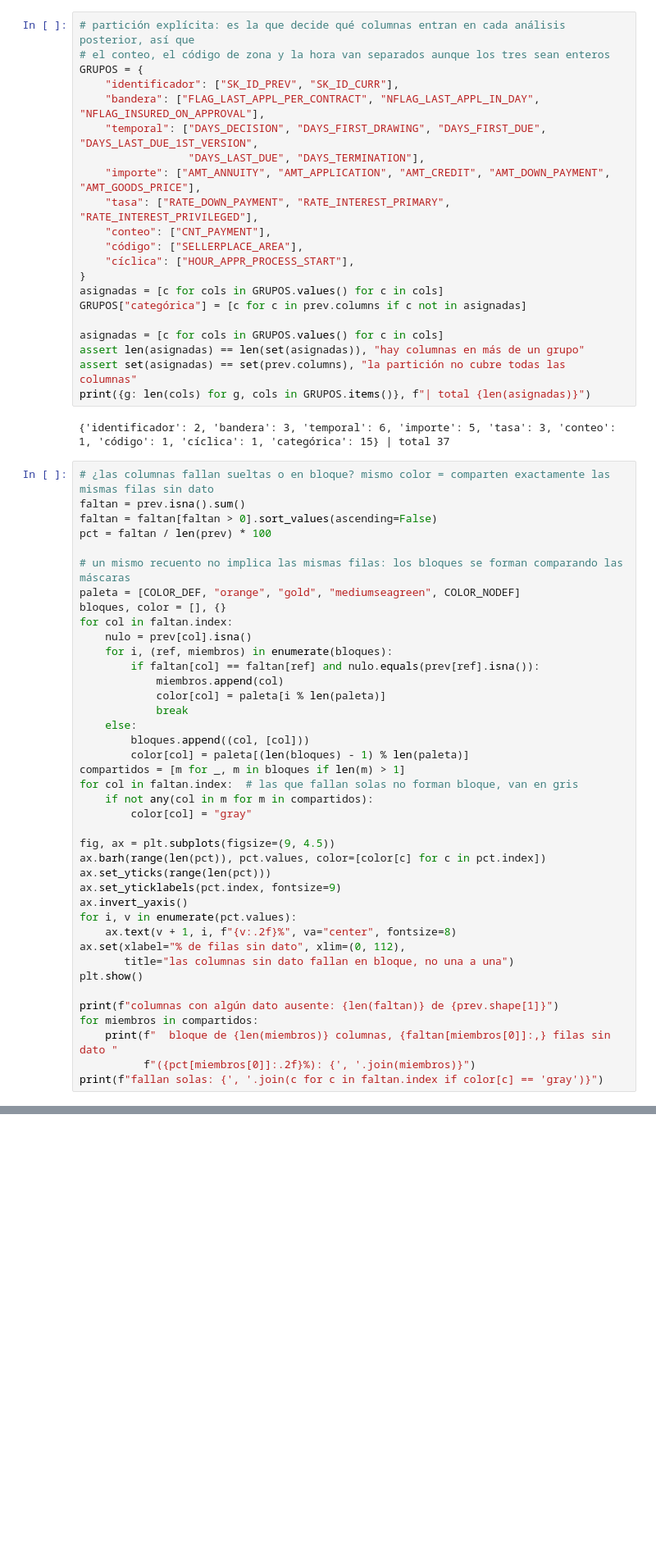
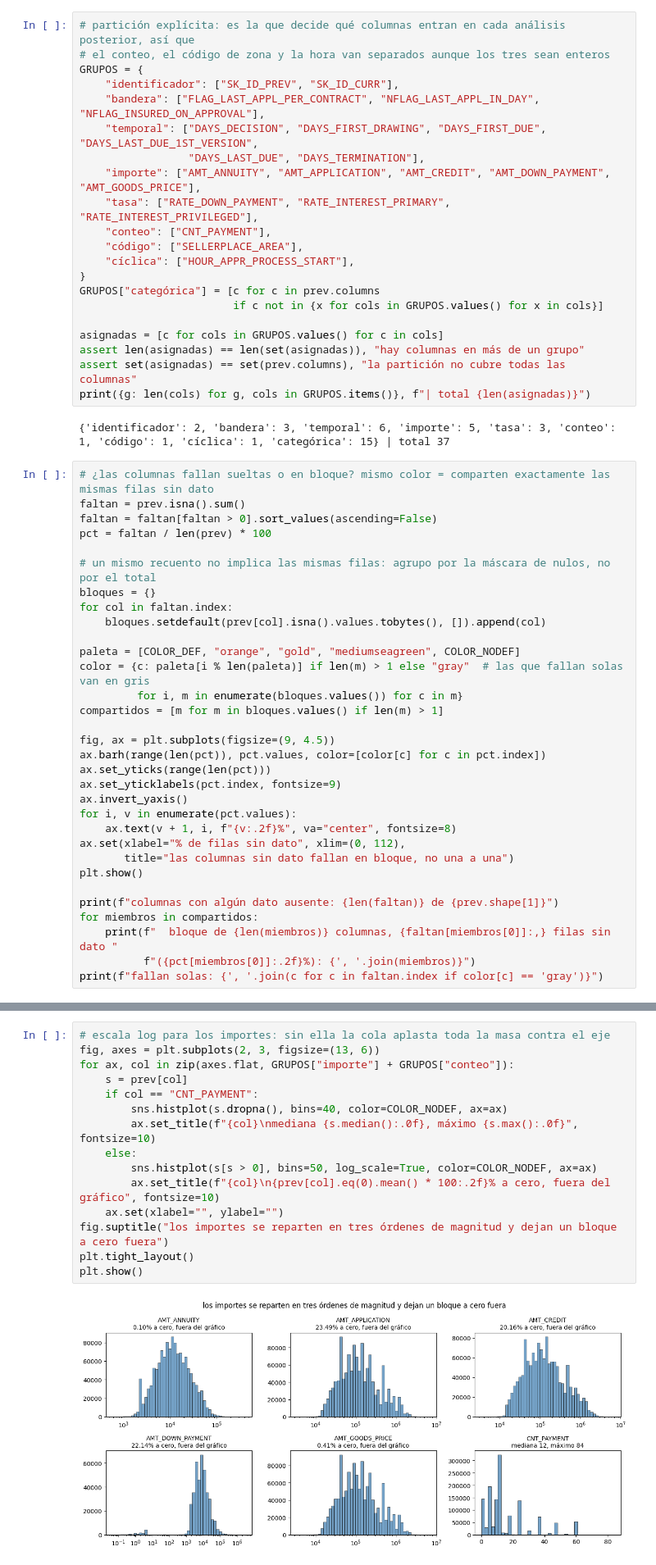
Before and after one commit to yeraybc/home-credit-default-risk, a Jupyter notebook: notebooks/04_eda_previous_application.ipynb, the cells around one changed output, grey strips where cells are left out. Shown at 82% size. Cells and saved outputs as stored; diff of their text form; blank space fills up the shorter version.

```diff
--- a/notebooks/04_eda_previous_application.ipynb
+++ b/notebooks/04_eda_previous_application.ipynb
@@ -410,8 +539,8 @@ GRUPOS = {
     "código": ["SELLERPLACE_AREA"],
     "cíclica": ["HOUR_APPR_PROCESS_START"],
 }
-asignadas = [c for cols in GRUPOS.values() for c in cols]
-GRUPOS["categórica"] = [c for c in prev.columns if c not in asignadas]
+GRUPOS["categórica"] = [c for c in prev.columns
+                        if c not in {x for cols in GRUPOS.values() for x in cols}]
 
 asignadas = [c for cols in GRUPOS.values() for c in cols]
 assert len(asignadas) == len(set(asignadas)), "hay columnas en más de un grupo"
@@ -425,23 +554,15 @@ faltan = prev.isna().sum()
 faltan = faltan[faltan > 0].sort_values(ascending=False)
 pct = faltan / len(prev) * 100
 
-# un mismo recuento no implica las mismas filas: los bloques se forman comparando las máscaras
+# un mismo recuento no implica las mismas filas: agrupo por la máscara de nulos, no por el total
+bloques = {}
+for col in faltan.index:
+    bloques.setdefault(prev[col].isna().values.tobytes(), []).append(col)
+
 paleta = [COLOR_DEF, "orange", "gold", "mediumseagreen", COLOR_NODEF]
-bloques, color = [], {}
-for col in faltan.index:
-    nulo = prev[col].isna()
-    for i, (ref, miembros) in enumerate(bloques):
-        if faltan[col] == faltan[ref] and nulo.equals(prev[ref].isna()):
-            miembros.append(col)
-            color[col] = paleta[i % len(paleta)]
-            break
-    else:
-        bloques.append((col, [col]))
-        color[col] = paleta[(len(bloques) - 1) % len(paleta)]
-compartidos = [m for _, m in bloques if len(m) > 1]
-for col in faltan.index:  # las que fallan solas no forman bloque, van en gris
-    if not any(col in m for m in compartidos):
-        color[col] = "gray"
+color = {c: paleta[i % len(paleta)] if len(m) > 1 else "gray"  # las que fallan solas van en gris
+         for i, m in enumerate(bloques.values()) for c in m}
+compartidos = [m for m in bloques.values() if len(m) > 1]
 
 fig, ax = plt.subplots(figsize=(9, 4.5))
 ax.barh(range(len(pct)), pct.values, color=[color[c] for c in pct.index])
@@ -509,0 +672,17 @@ Por otro lado, el caso de `RATE_INTEREST_PRIMARY` y `RATE_INTEREST_PRIVILEGED` e
+# %%
+# escala log para los importes: sin ella la cola aplasta toda la masa contra el eje
+fig, axes = plt.subplots(2, 3, figsize=(13, 6))
+for ax, col in zip(axes.flat, GRUPOS["importe"] + GRUPOS["conteo"]):
+    s = prev[col]
+    if col == "CNT_PAYMENT":
+        sns.histplot(s.dropna(), bins=40, color=COLOR_NODEF, ax=ax)
+        ax.set_title(f"{col}\nmediana {s.median():.0f}, máximo {s.max():.0f}", fontsize=10)
+    else:
+        sns.histplot(s[s > 0], bins=50, log_scale=True, color=COLOR_NODEF, ax=ax)
+        ax.set_title(f"{col}\n{prev[col].eq(0).mean() * 100:.2f}% a cero, fuera del gráfico", fontsize=10)
+    ax.set(xlabel="", ylabel="")
+fig.suptitle("los importes se reparten en tres órdenes de magnitud y dejan un bloque a cero fuera")
+plt.tight_layout()
+plt.show()
+# %% [output]
+[figure, added]
```
Also changed, not shown: parts of 115 cells of this notebook.
